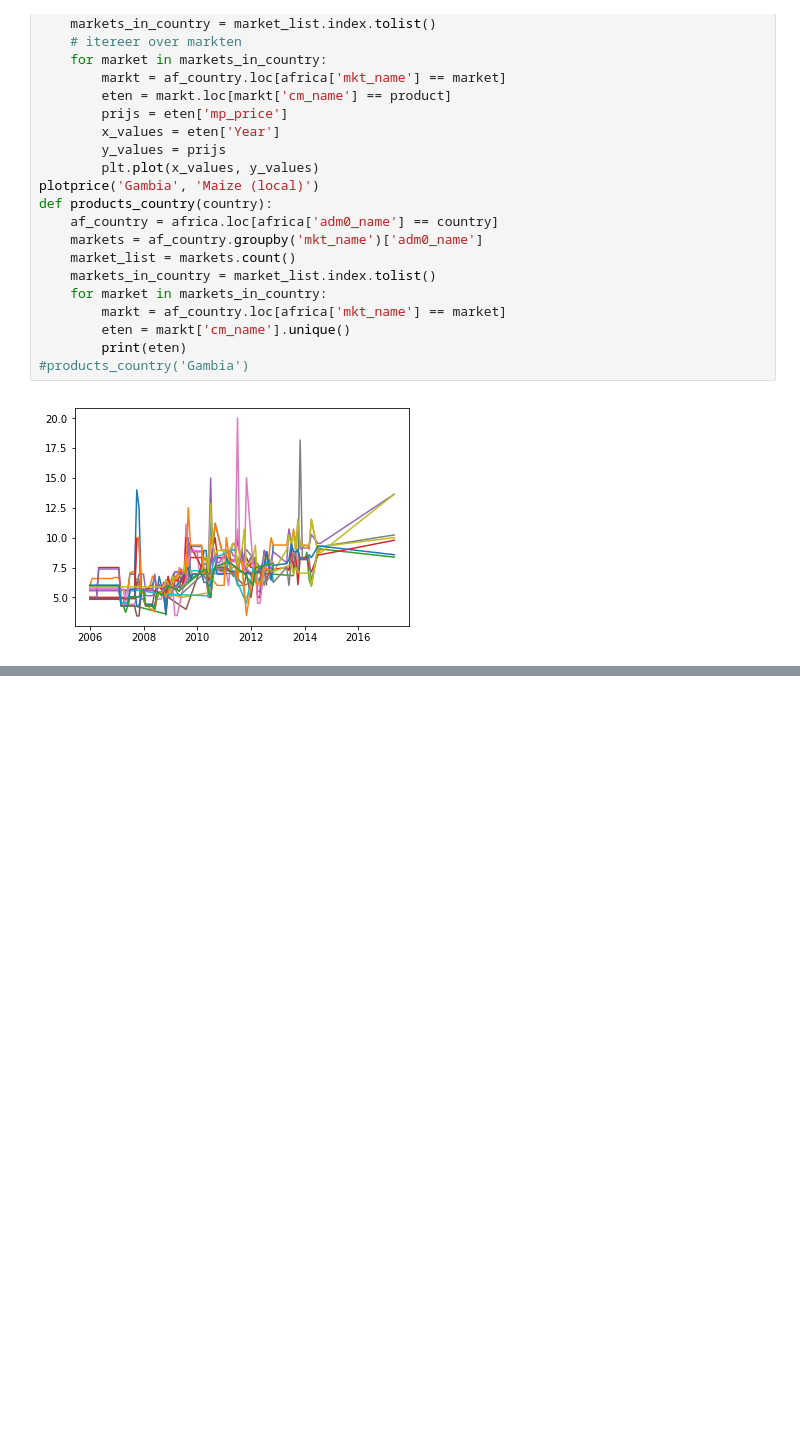
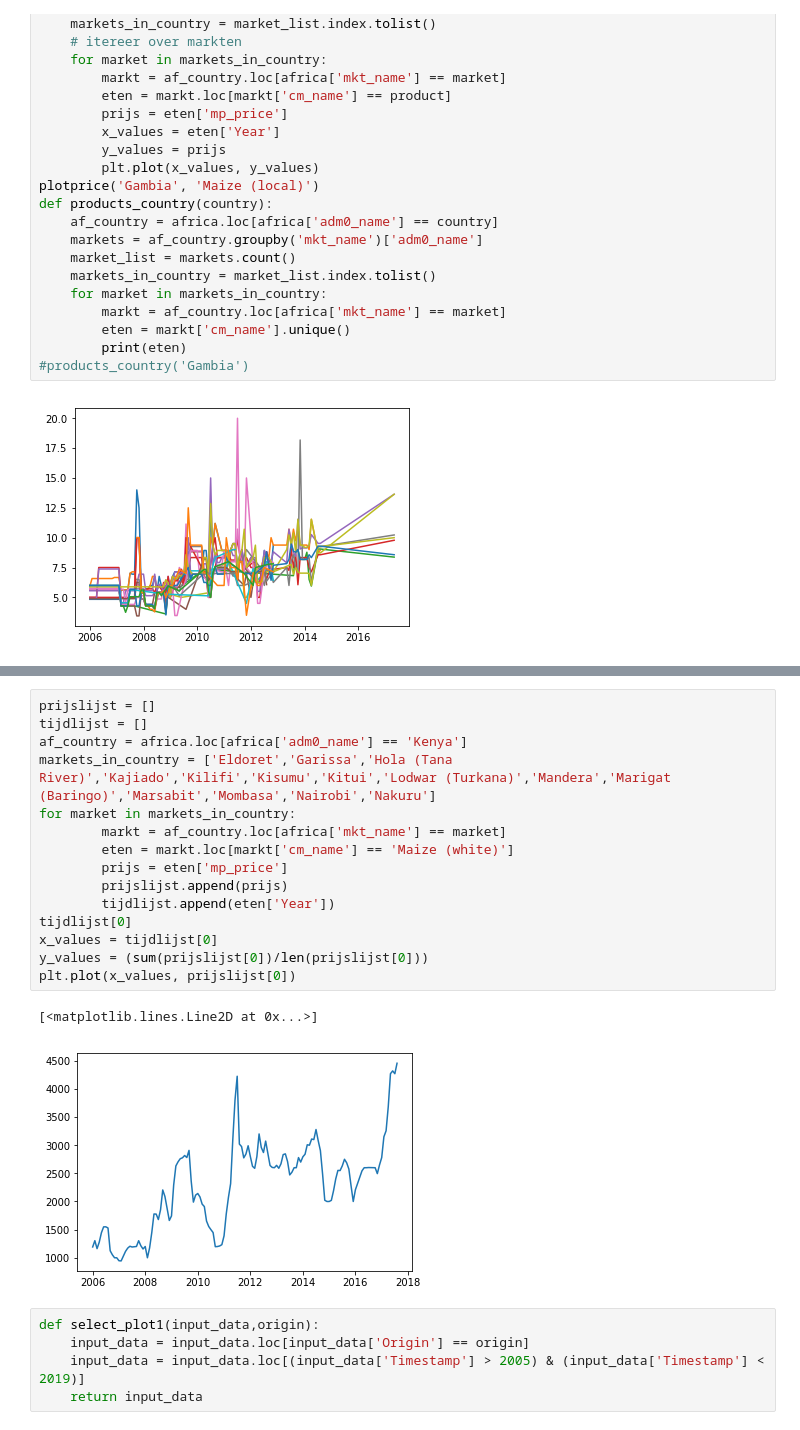
Before and after one commit to Take2001/DataProcessing, a Jupyter notebook: klad/Alex/Pionieren.ipynb, the cells around one changed output, grey strips where cells are left out. Drawn from its saved outputs; the diff is of its cells as text; blank space fills up the shorter version.

```diff
--- a/klad/Alex/Pionieren.ipynb
+++ b/klad/Alex/Pionieren.ipynb
@@ -132,0 +111,23 @@ middle_east['%growth'] = middle_east['mp_price'] / middle_east['mp_price']#fIn['
+# %%
+prijslijst = []
+tijdlijst = []
+af_country = africa.loc[africa['adm0_name'] == 'Kenya']
+markets_in_country = ['Eldoret','Garissa','Hola (Tana River)','Kajiado','Kilifi','Kisumu','Kitui','Lodwar (Turkana)','Mandera','Marigat (Baringo)','Marsabit','Mombasa','Nairobi','Nakuru']
+for market in markets_in_country:
+        markt = af_country.loc[africa['mkt_name'] == market]
+        eten = markt.loc[markt['cm_name'] == 'Maize (white)']
+        prijs = eten['mp_price']
+        prijslijst.append(prijs)
+        tijdlijst.append(eten['Year'])
+tijdlijst[0]
+x_values = tijdlijst[0]
+y_values = (sum(prijslijst[0])/len(prijslijst[0]))
+plt.plot(x_values, prijslijst[0])
+# %% [output]
+[<matplotlib.lines.Line2D at 0x...>]
+[figure, added]
+# %%
+def select_plot1(input_data,origin):
+    input_data = input_data.loc[input_data['Origin'] == origin]
+    input_data = input_data.loc[(input_data['Timestamp'] > 2005) & (input_data['Timestamp'] < 2019)]
+    return input_data
```
Also changed, not shown: parts of 1 cell of this notebook, 3 other files.
